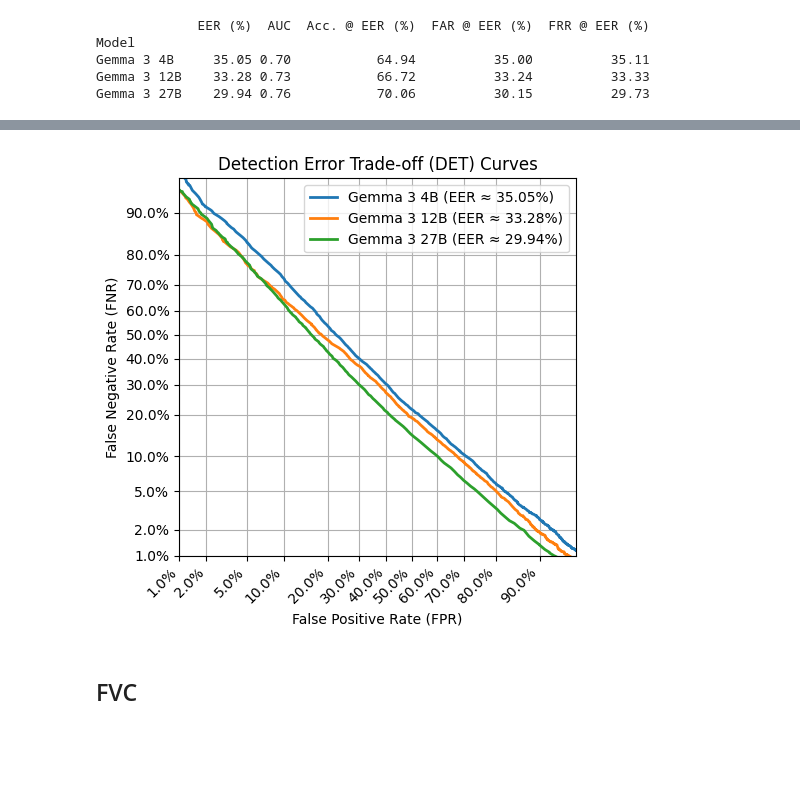
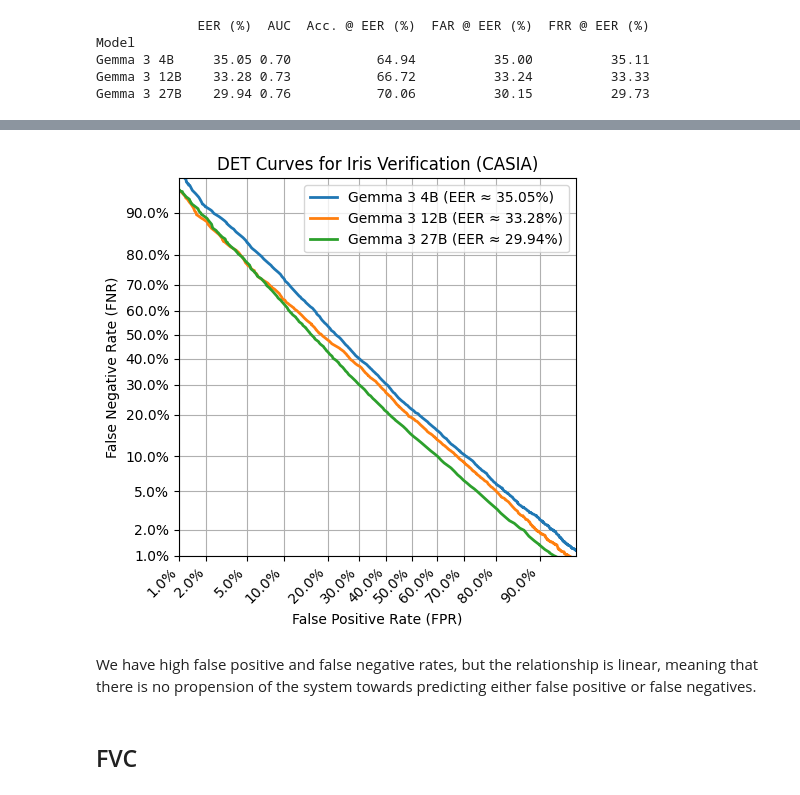
Before and after one commit to sergiopicascia/vlm4biometrics, a Jupyter notebook: results_analysis.ipynb, the cells around one changed output, grey strips where cells are left out. Saved outputs shown, nothing was run; the diff lists cells and outputs as text; code cells hidden in the pictures; blank space fills up the shorter version.

```diff
--- a/results_analysis.ipynb
+++ b/results_analysis.ipynb
@@ -301,35 +337,37 @@ det_tick_labels = [f"{p*100:.2f}%" if p < 0.01 else f"{p*100:.1f}%" for p in det
 for model_name, metrics in casia_metrics.items():
     fpr = metrics["fpr"]
     tpr = metrics["tpr"]
     fnr = 1 - tpr
 
     # Filter out 0s and 1s before ppf, as norm.ppf(0) = -inf, norm.ppf(1) = inf
     # Add a small epsilon to avoid issues with exact 0 or 1
     epsilon = 1e-7
     fpr_clipped = np.clip(fpr, epsilon, 1 - epsilon)
     fnr_clipped = np.clip(fnr, epsilon, 1 - epsilon)
 
     fpr_nd = norm.ppf(fpr_clipped)
     fnr_nd = norm.ppf(fnr_clipped)
 
     plt.plot(fpr_nd, fnr_nd, lw=2, label=f'{model_names[model_name]} (EER ≈ {metrics.get("eer", np.nan)*100:.2f}%)')
 
 plt.xticks(det_ticks_nd, det_tick_labels, rotation=45, ha="right")
 plt.yticks(det_ticks_nd, det_tick_labels)
 min_val = norm.ppf(0.01) # Smallest value for axis limit
 max_val = norm.ppf(0.95)   # Largest value for axis limit (50% is mid-point)
 plt.xlim([min_val, max_val])
 plt.ylim([min_val, max_val])
 
 plt.xlabel('False Positive Rate (FPR)')
 plt.ylabel('False Negative Rate (FNR)')
-plt.title('Detection Error Trade-off (DET) Curves')
+plt.title('DET Curves for Iris Verification (CASIA)')
 plt.legend(loc="upper right")
 plt.grid(True)
 plt.tight_layout()
 plt.show()
 # %% [output]
-[figure, old version]
+[figure, new version]
+# %% [markdown]
+We have high false positive and false negative rates, but the relationship is linear, meaning that there is no propension of the system towards predicting either false positive or false negatives.
 # %% [markdown]
 ## FVC
 # %%
```
Also changed, not shown: parts of 19 cells of this notebook.
